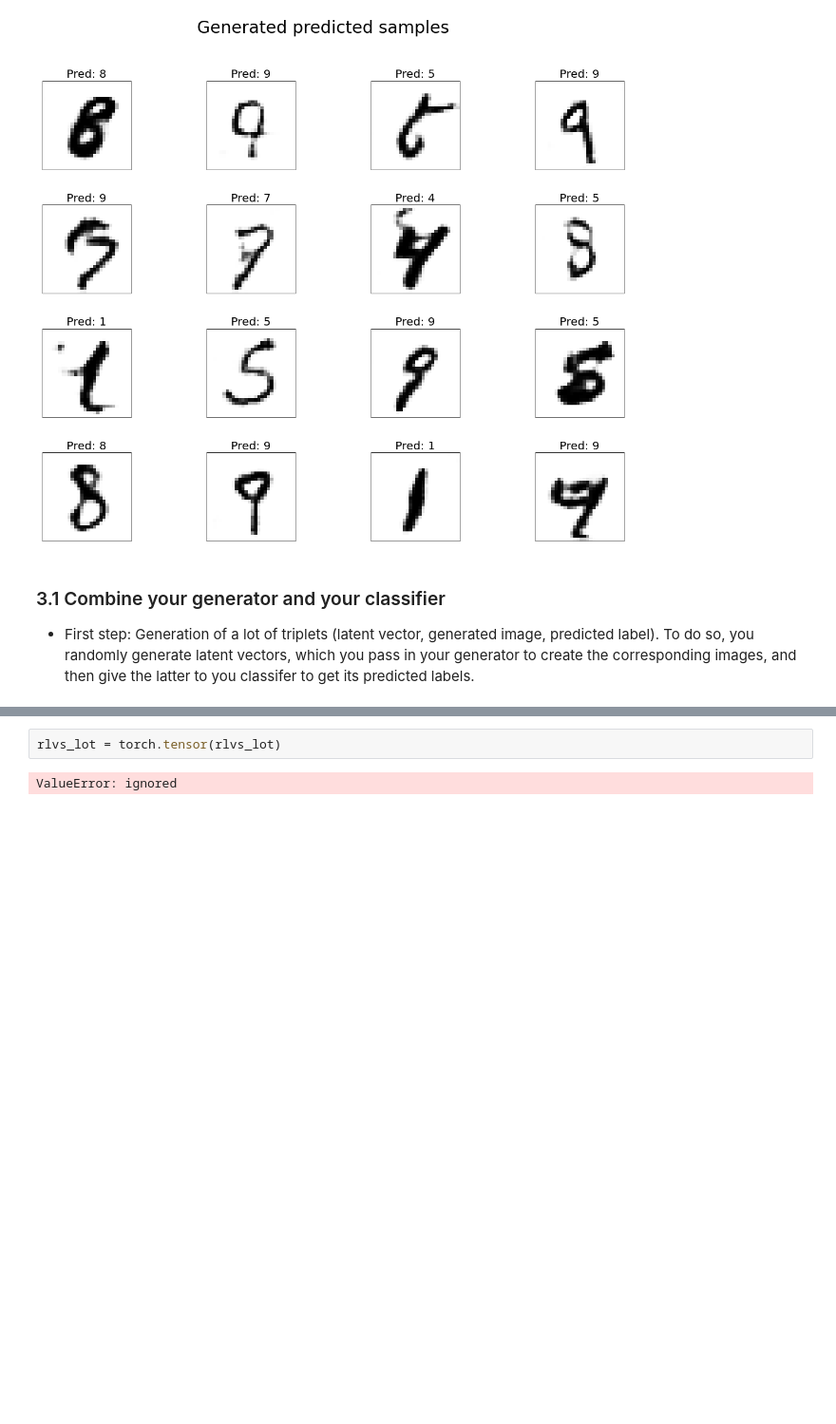
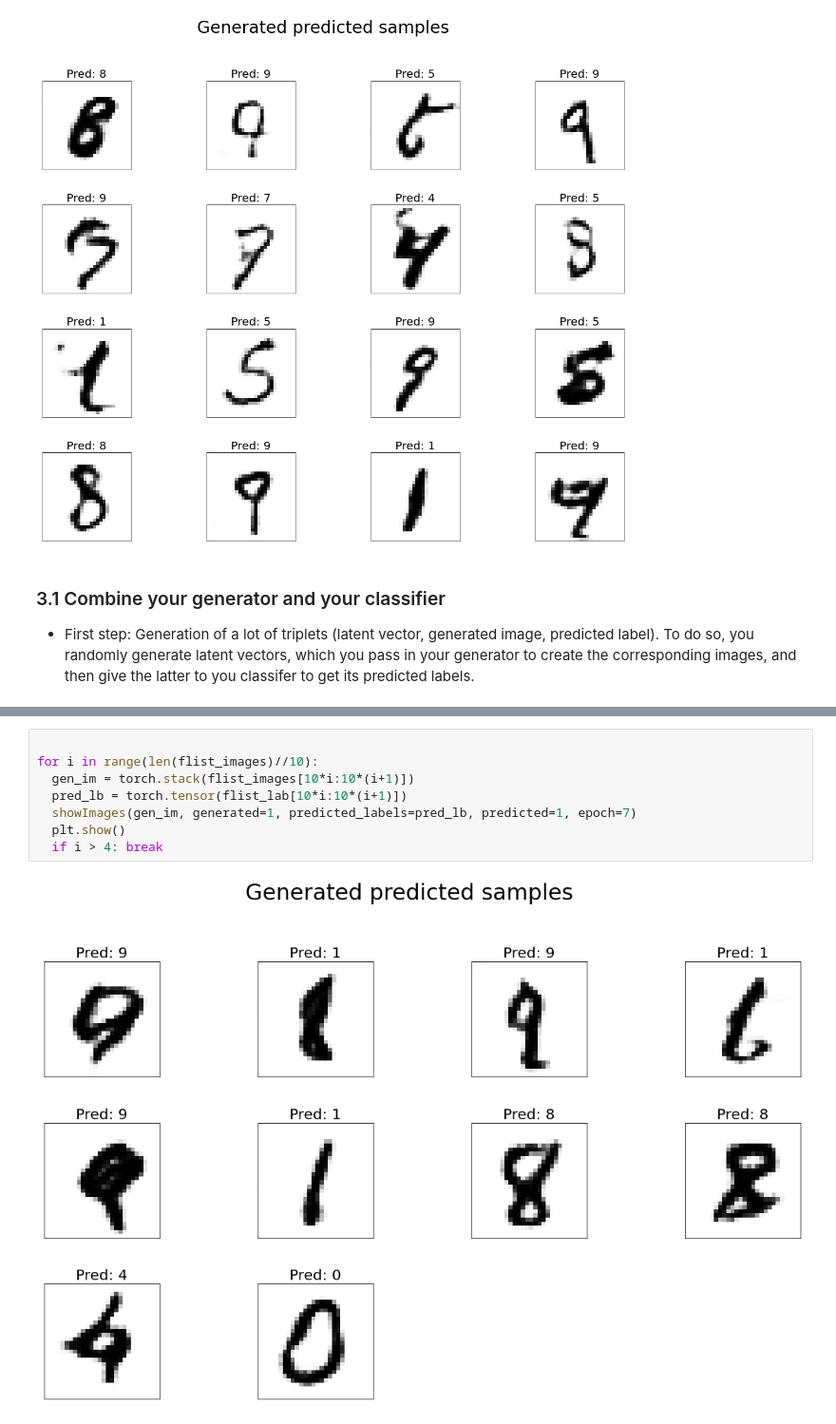
Before and after one commit to Pietro-Gavazzi/linma2472-project, a Jupyter notebook: project3/part3.ipynb, the cells around one changed output, grey strips where cells are left out. Shown: that part at 95% size. Drawn from its saved outputs; the diff is of its cells as text; blank space fills up the shorter version.

```diff
--- a/project3/part3.ipynb
+++ b/project3/part3.ipynb
@@ -444,4 +440,10 @@ TypeError: ignored
-# %%
-rlvs_lot = torch.tensor(rlvs_lot)
-# %% [output]
-ValueError: ignored
+# %%
+
+for i in range(len(flist_images)//10):
+  gen_im = torch.stack(flist_images[10*i:10*(i+1)])
+  pred_lb = torch.tensor(flist_lab[10*i:10*(i+1)])
+  showImages(gen_im, generated=1, predicted_labels=pred_lb, predicted=1, epoch=7)
+  plt.show()
+  if i > 4: break
+# %% [output]
+[figure, added]
```
Also changed, not shown: parts of 5 cells of this notebook.
